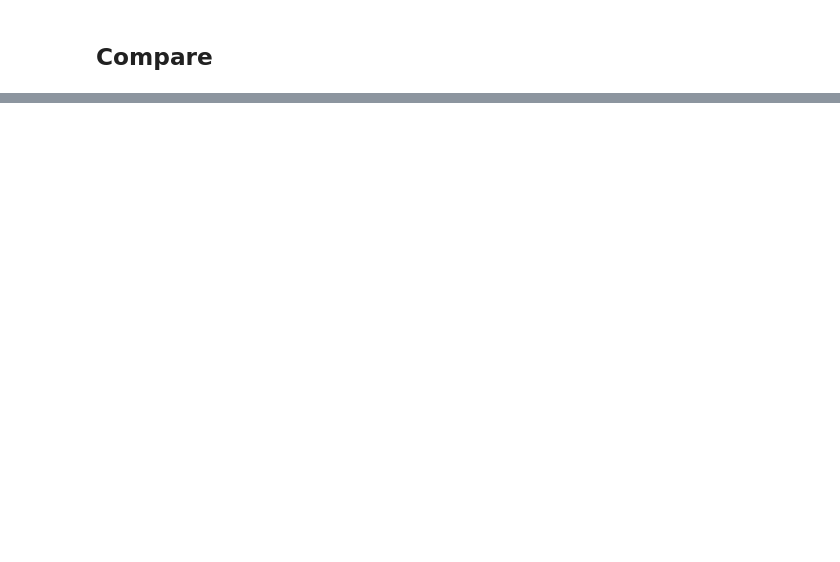
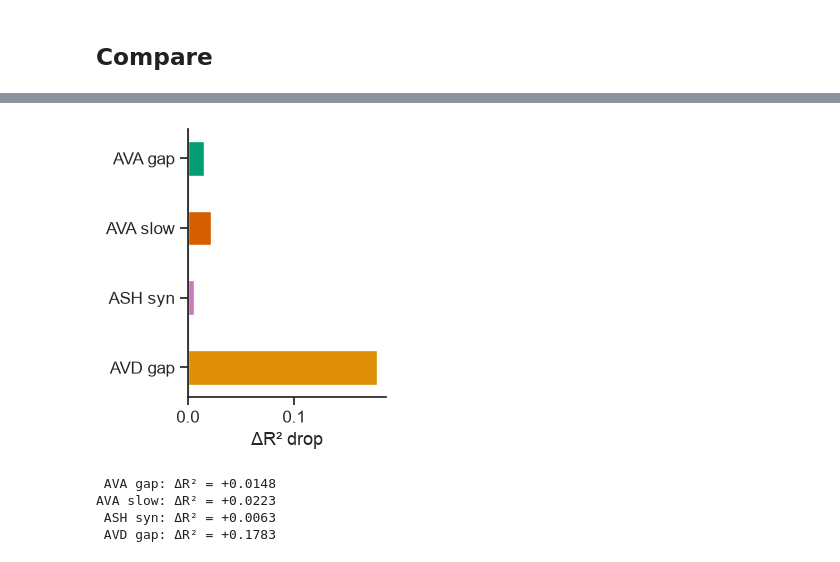
Before and after one commit to conncslab/dauer-nociception, a Jupyter notebook: activity_modeling/AVB_activity_modeling.ipynb, the cells around one changed output, grey strips where cells are left out. Cells and saved outputs as stored; diff of their text form; code cells hidden in the pictures; blank space fills up the shorter version.

```diff
--- a/activity_modeling/AVB_activity_modeling.ipynb
+++ b/activity_modeling/AVB_activity_modeling.ipynb
@@ -704,0 +620,28 @@ ValueError: Input contains NaN.
+# %%
+# ΔR² drop per removed connection, from the refit reduced models
+connection_drops = [
+    ('AVA gap', r2_constrained - r2_noavagap,  colormap[2]),   # Model C
+    ('AVA slow', r2_constrained - r2_noavaslow, colormap[3]),   # Model D
+    ('ASH syn', r2_constrained - r2_noashslow, colormap[4]),   # Model E
+    ('AVD gap', r2_constrained - r2_noavdgap,  colormap[1]),   # Model B
+]
+labels_drop, deltas_drop, colors_drop = zip(*connection_drops)
+
+fig, ax = plt.subplots(figsize=(3.2, 3.6))
+ax.barh(labels_drop, deltas_drop, color=colors_drop, height=0.5)
+ax.axvline(0, color='#888780', lw=0.8)
+ax.invert_yaxis()
+ax.set_xlabel('ΔR² drop')
+sns.despine(ax=ax)
+plt.tight_layout()
+# plt.savefig('AVB_connection_dR2.png', dpi=300, bbox_inches='tight')
+plt.show()
+
+for label, delta, _ in connection_drops:
+    print(f'{label:>8s}: ΔR² = {delta:+.4f}')
+# %% [output]
+[figure, added]
+ AVA gap: ΔR² = +0.0148
+AVA slow: ΔR² = +0.0223
+ ASH syn: ΔR² = +0.0063
+ AVD gap: ΔR² = +0.1783
```
Also changed, not shown: parts of 27 cells of this notebook.
